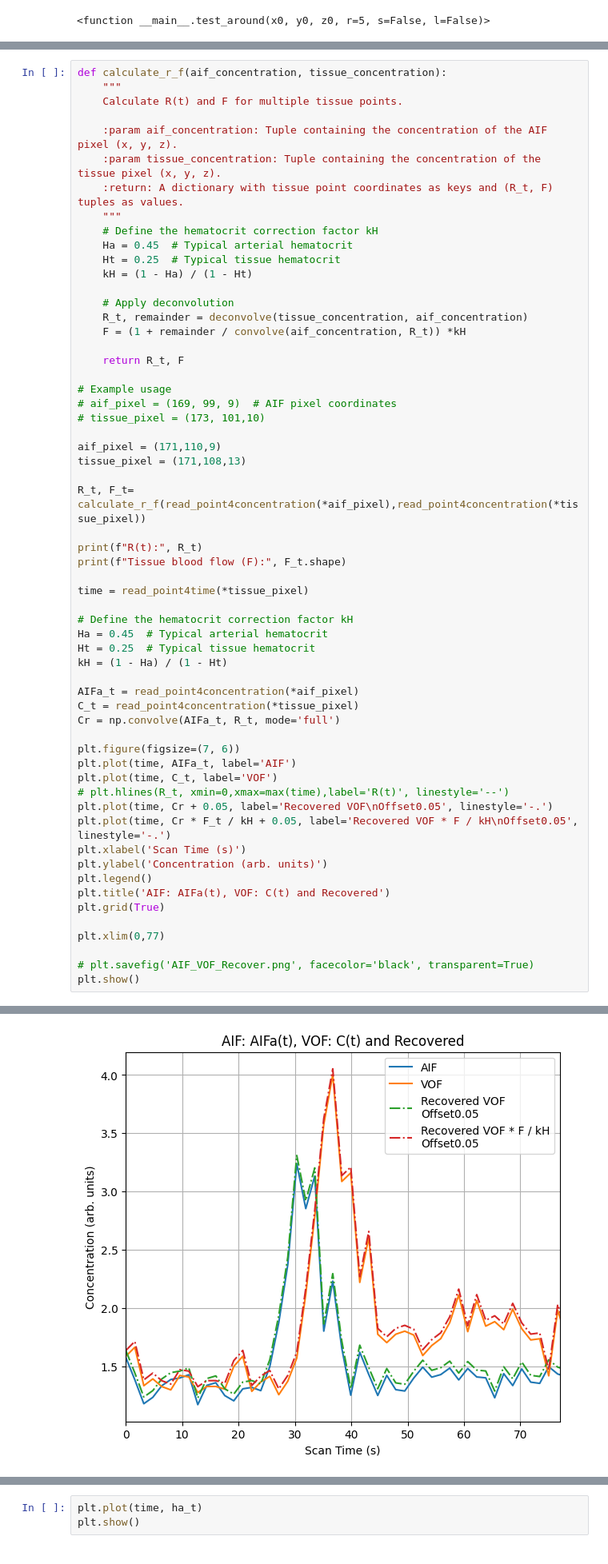
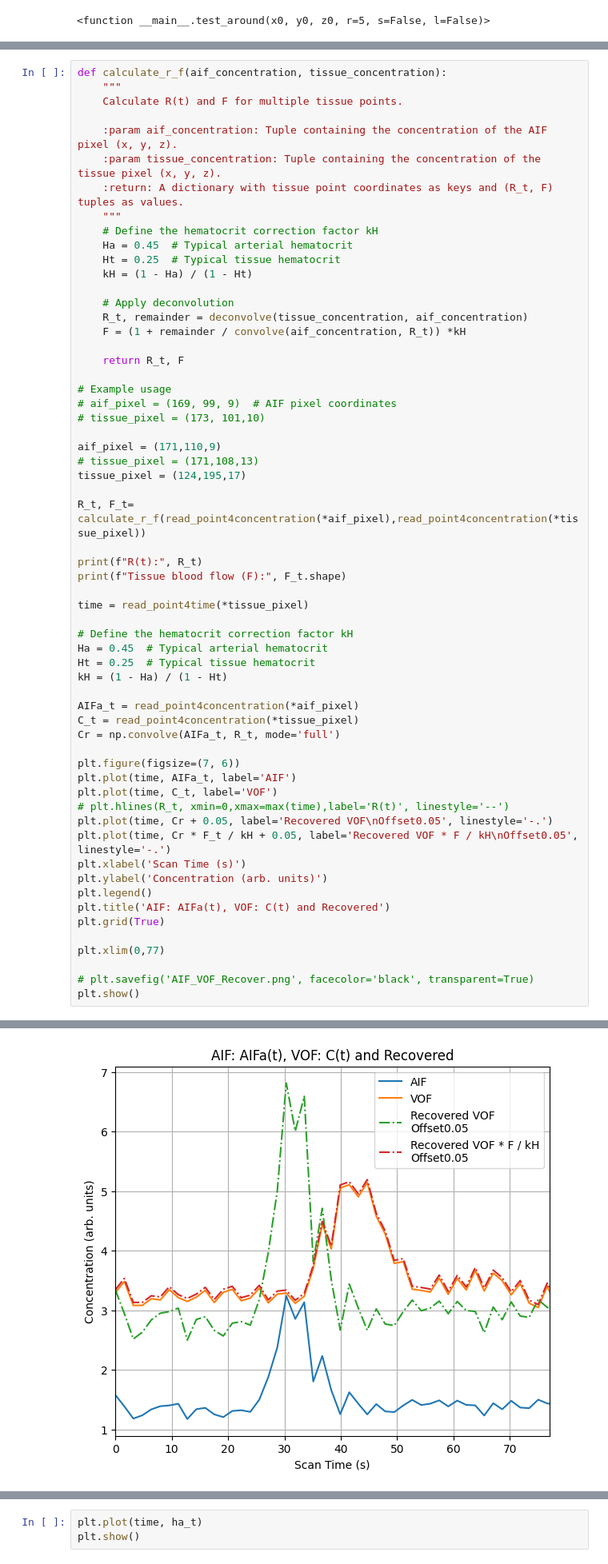
Before and after one commit to qqgjyx/MATH-Group, a Jupyter notebook: main.ipynb, the cells around one changed output, grey strips where cells are left out. Shown at 80% size. Saved outputs shown, nothing was run; the diff lists cells and outputs as text.

```diff
--- a/main.ipynb
+++ b/main.ipynb
@@ -356,7 +358,8 @@ def calculate_r_f(aif_concentration, tissue_concentration):
 # tissue_pixel = (173, 101,10)
 
 aif_pixel = (171,110,9)
-tissue_pixel = (171,108,13)
+# tissue_pixel = (171,108,13)
+tissue_pixel = (124,195,17)
 
 R_t, F_t= calculate_r_f(read_point4concentration(*aif_pixel),read_point4concentration(*tissue_pixel))
 
@@ -395,5 +398,5 @@ R(t): [1.00622971]
 Tissue blood flow (F): (50,)
-[figure, old version]
+[figure, new version]
 # %%
 # Time array
 time = np.linspace(0, 50, 50)
```
Also changed, not shown: parts of 10 cells of this notebook.
